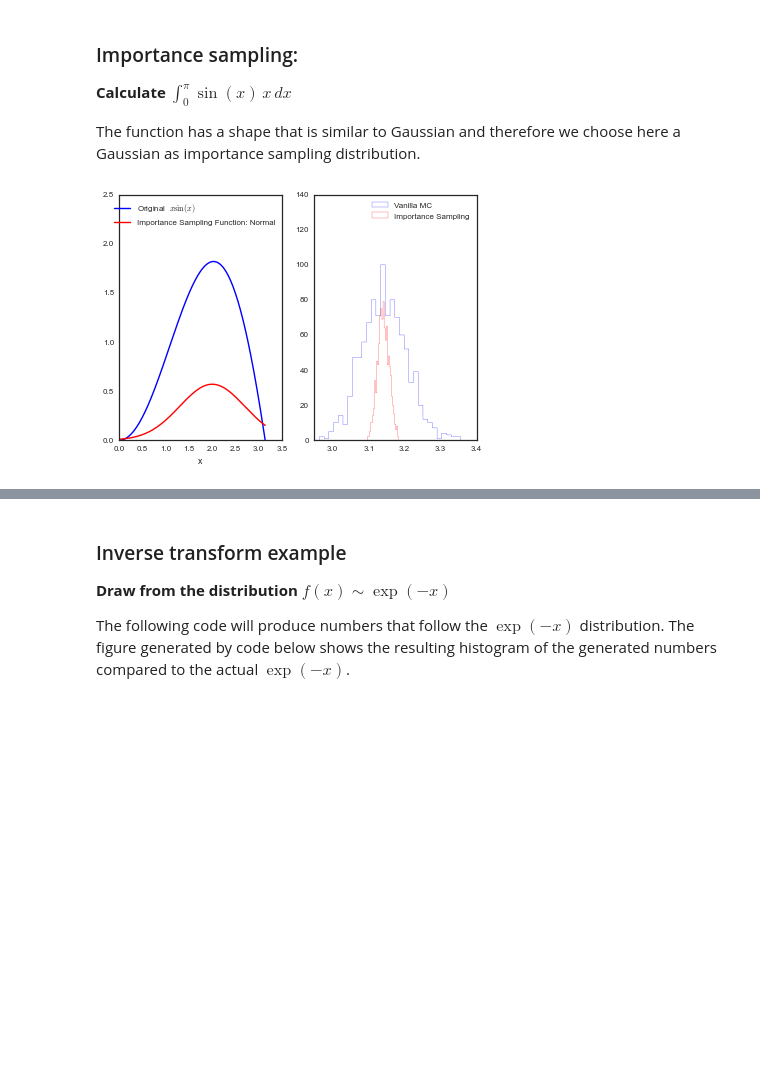
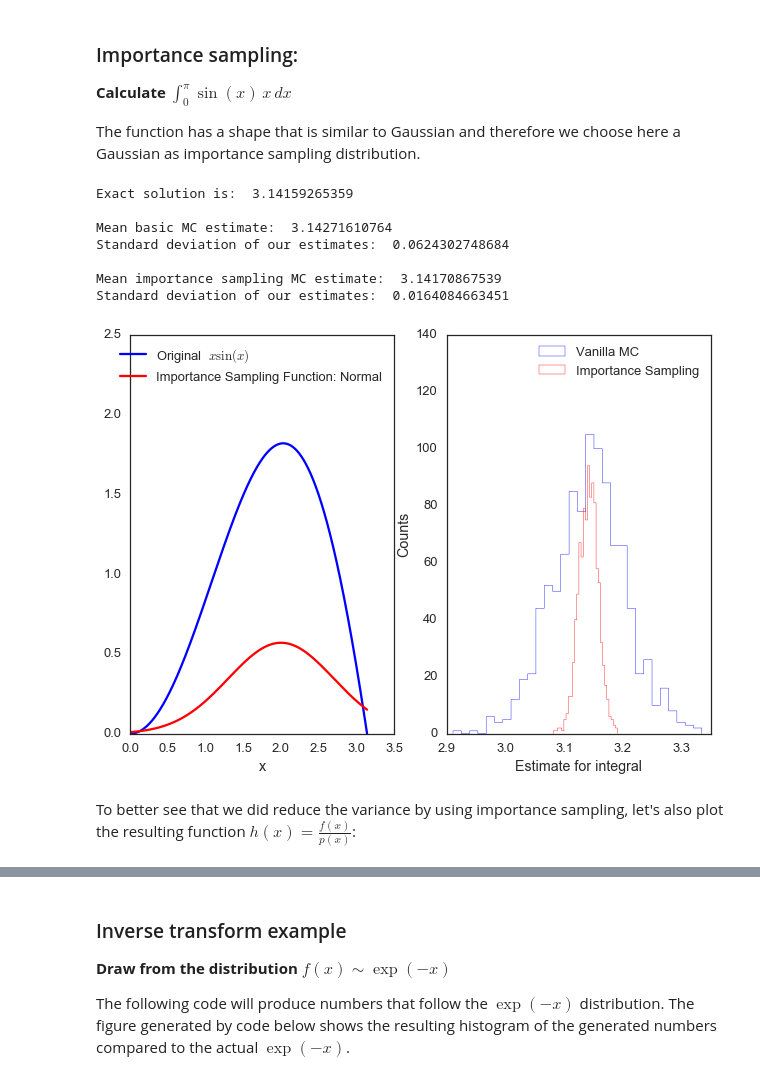
Before and after one commit to amlsf/stochastic_methods, a Jupyter notebook: Lectures/Lecture03_Monte_Carlo_Integration.ipynb, the cells around one changed output, grey strips where cells are left out. Saved outputs shown, nothing was run; the diff lists cells and outputs as text; code cells hidden in the pictures; blank space fills up the shorter version.

```diff
--- a/Lectures/Lecture03_Monte_Carlo_Integration.ipynb
+++ b/Lectures/Lecture03_Monte_Carlo_Integration.ipynb
@@ -5,11 +5,11 @@ AM207: Verena Kaynig-Fittkau,and Pavlos Protopapas, Harvard University
 %matplotlib inline
 import numpy as np
 from scipy import stats
-from scipy.stats import normpia
+from scipy.stats import norm
 import matplotlib.pyplot as plt
 import seaborn as sns
 sns.set_style('white')
-sns.set_context('paper')
+sns.set_context('talk')
 # %% [markdown]
 ## Estimate the area of a unit circle
 # %%
@@ -197,8 +200,10 @@ anti_derivative_f = lambda x: np.sin(x)-x*np.cos(x)
 p = lambda x: (1/np.sqrt(2*np.pi*sig**2))*np.exp(-(x-mu)**2/(2.0*sig**2))
 normfun = lambda x:  norm.cdf(x-mu, scale=sig)
 
+h = lambda x: f(x) / p(x)
+
 # range of integration
-xmin =0
+xmin = 0
 xmax = np.pi
 
 # Number of draws
@@ -217,39 +222,60 @@ plt.legend()
 # EXACT SOLUTION
 # =============================================
 Iexact = anti_derivative_f(xmax)-anti_derivative_f(xmin)
+print "Exact solution is: ", Iexact
+print
 
 # ============================================
 # VANILLA CRUDE MONTE CARLO
 # ============================================
+# We do 1000 estimates to get our estimation error
 Ivmc = np.zeros(1000)
 for k in np.arange(0,1000):
     x = np.random.uniform(low=xmin, high=xmax, size=N)
     Ivmc[k] = (xmax-xmin)*np.mean(f(x))
 
+print "Mean basic MC estimate: ", np.mean(Ivmc)
+print "Standard deviation of our estimates: ", np.std(Ivmc)
+print
+
 
 # ============================================
 # IMPORTANCE SAMPLING
 # ============================================
-# CHOOSE Gaussian so it similar to the original function
+# We choose a Gaussian so it similar to the original function
 
 Iis = np.zeros(1000)
 for k in np.arange(0,1000):
     # draw from a normal distribution
     xis = mu + sig*np.random.randn(N,1);
     # make sure samples are in our range
     xis = xis[ (xis<xmax) & (xis>xmin)] ;
 
     # normalization for Gaussian from 0..pi
     normal = normfun(np.pi)-normfun(0);
     # computing our estimates
     Iis[k] = np.mean(f(xis)/p(xis))*normal;
 
+print "Mean importance sampling MC estimate: ", np.mean(Iis)
+print "Standard deviation of our estimates: ", np.std(Iis)
+print
 
 plt.subplot(1,2,2)
 plt.hist(Ivmc, 30, color='b', histtype='step', label=u'Vanilla MC');
 plt.hist(Iis,30, color='r', histtype='step', label=u'Importance Sampling');
 plt.ylim(0,140)
+plt.xlabel("Estimate for integral")
+plt.ylabel("Counts")
 plt.legend()
 plt.show()
 # %% [output]
+Exact solution is:  3.14159265359
+
+Mean basic MC estimate:  3.14271610764
+Standard deviation of our estimates:  0.0624302748684
+
+Mean importance sampling MC estimate:  3.14170867539
+Standard deviation of our estimates:  0.0164084663451
-[figure, old version]
+[figure, new version]
+# %% [markdown]
+To better see that we did reduce the variance by using importance sampling, let's also plot the resulting function $h(x) = \frac{f(x)}{p(x)}$:
```
Also changed, not shown: parts of 10 cells of this notebook, 1 other file.
